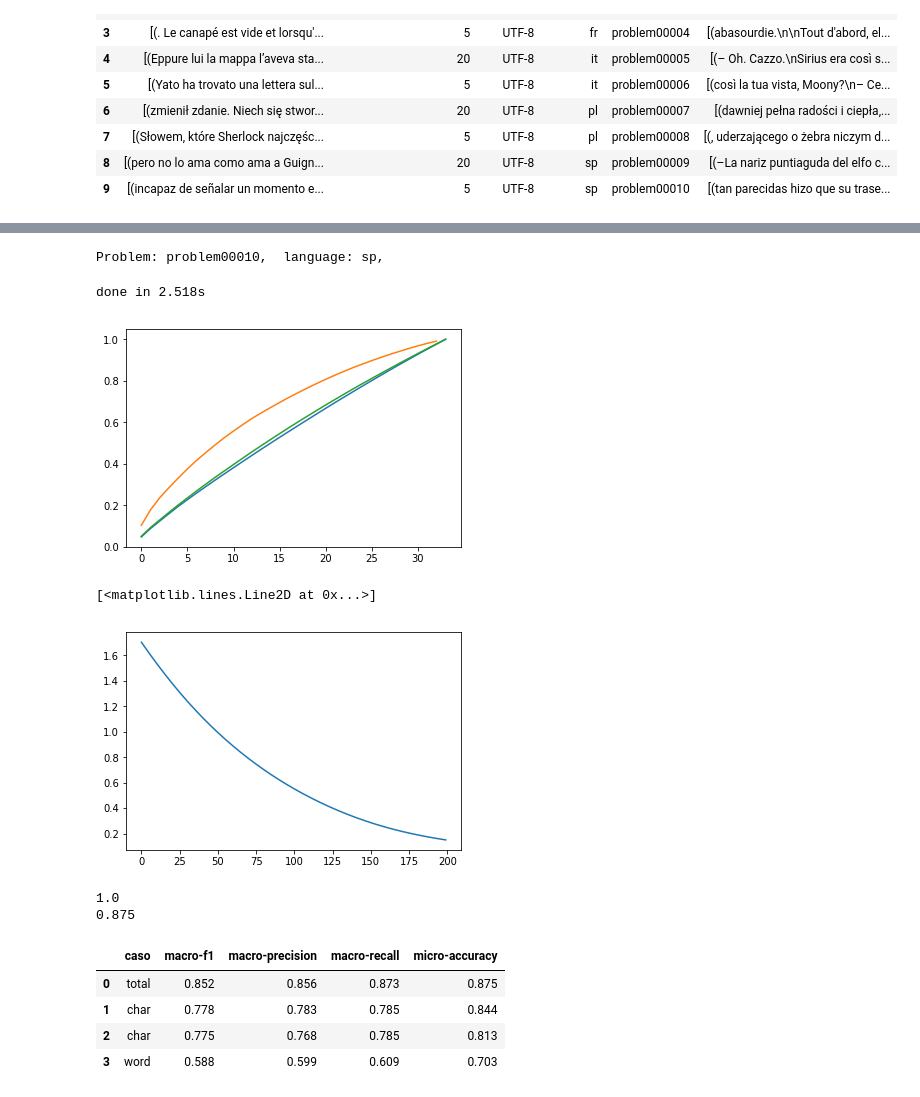
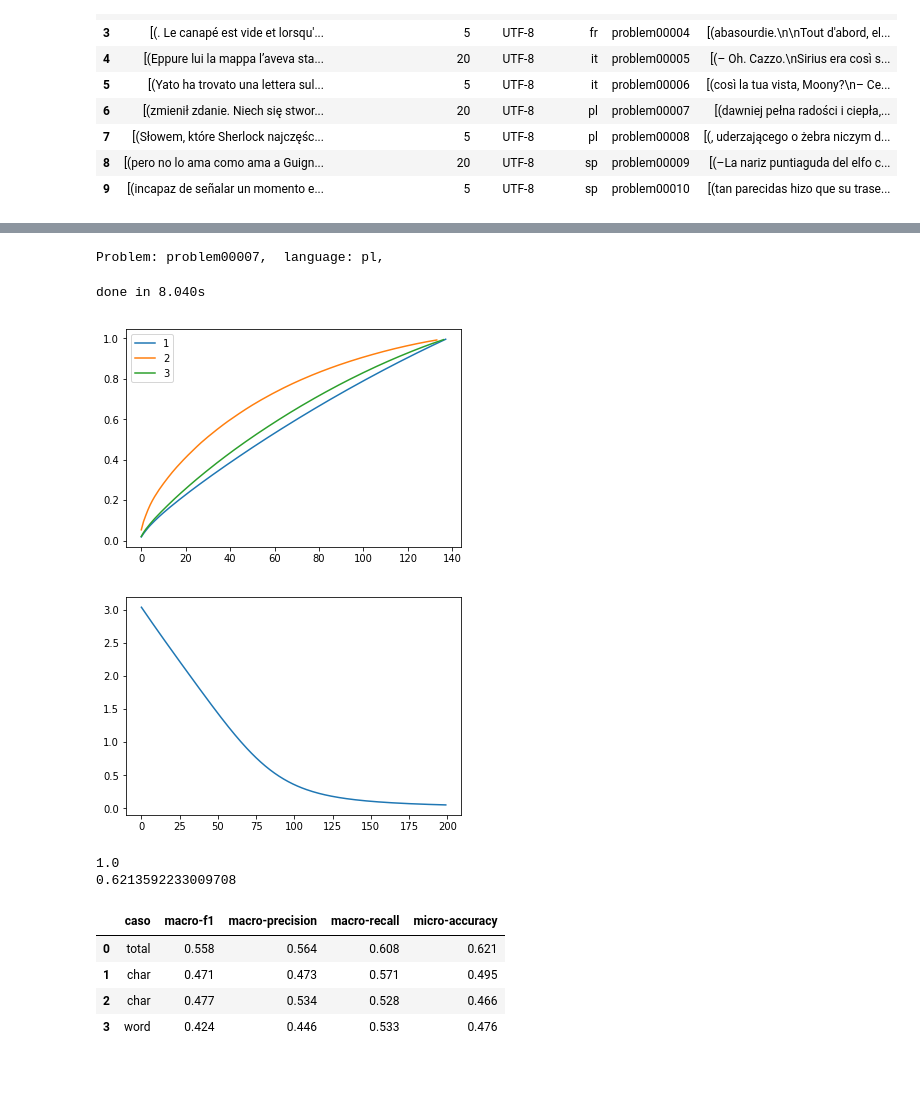
Before and after one commit to jeleandro/dataScienceNotebook, a Jupyter notebook: PAN_AA_2018-voting.ipynb, the cells around one changed output, grey strips where cells are left out. Drawn from its saved outputs; the diff is of its cells as text; code cells hidden in the pictures.

```diff
--- a/PAN_AA_2018-voting.ipynb
+++ b/PAN_AA_2018-voting.ipynb
@@ -555,5 +510,5 @@ pd.DataFrame(result)[['macro-f1']].describe()
 # %%
-problem = problems[9]
+problem = problems[6]
 # %%
 print ("Problem: %s,  language: %s, " %(problem['problem'],problem['language']))
 
@@ -561,7 +516,7 @@ train_docs, train_labels, _   = zip(*problem['candidates'])
 problem['training_docs_size'] = len(train_docs);
 test_docs, _, test_filename   = zip(*problem['unknown'])
 # %% [output]
-Problem: problem00010,  language: sp,
+Problem: problem00007,  language: pl,
 # %%
 #code from baseline
 gt = {}
@@ -608,7 +563,7 @@ pipeline3 = Pipeline([
                 analyzer='word',
                 min_df=0.05,
                 max_df=1.0,
-                ngram_range=(1,5),
+                ngram_range=(1,3),
                 lowercase=False,
                 norm='l2',
                 sublinear_tf=True)),
@@ -624,13 +579,14 @@ pipeline2.fit(train_docs, train_labels);
 pipeline3.fit(train_docs, train_labels);
 print("done in %0.3fs \n" % (time() - t0))
 # %% [output]
-done in 2.518s
+done in 8.040s
 # %%
 plt.plot(pipeline1.named_steps['transf'].explained_variance_ratio_.cumsum(),label="1");
-plt.plot(pipeline2.named_steps['transf'].explained_variance_ratio_.cumsum());
-plt.plot(pipeline3.named_steps['transf'].explained_variance_ratio_.cumsum());
+plt.plot(pipeline2.named_steps['transf'].explained_variance_ratio_.cumsum(),label="2");
+plt.plot(pipeline3.named_steps['transf'].explained_variance_ratio_.cumsum(),label='3');
+plt.legend();
 # %% [output]
-[figure, old version]
+[figure, new version]
 # %%
 xtrain_mix = np.hstack([p.predict_proba(train_docs) for p in [pipeline1, pipeline2, pipeline3]])
 xtest_mix  = np.hstack([p.predict_proba(test_docs) for p in [pipeline1, pipeline2, pipeline3]])
@@ -648,16 +604,15 @@ clfFinal.fit(xtrain_mix, train_labels);
 train_pred=clfFinal.predict(xtrain_mix);
 test_pred =clfFinal.predict(xtest_mix);
 # %%
-plt.plot(clfFinal.named_steps['clf'].loss_curve_)
+plt.plot(clfFinal.named_steps['clf'].loss_curve_);
 # %% [output]
-[<matplotlib.lines.Line2D at 0x...>]
-[figure, old version]
+[figure, new version]
 # %%
 print(np.sum(np.array(train_pred) == np.array(train_labels))*1.0/len(train_labels))
 print(np.sum(np.array(test_pred) == np.array(test_labels))*1.0/len(test_labels))
 # %% [output]
 1.0
-0.875
+0.6213592233009708
 # %%
 test_pred =clfFinal.predict(xtest_mix);
 f1,precision,recall,accuracy =  eval_measures(gt,{k: v for k,v in zip(test_filename, test_pred)  })
@@ -681,10 +636,10 @@ for clf in [pipeline1, pipeline2, pipeline3]:
 pd.DataFrame(results)
 # %% [output]
 |  | caso | macro-f1 | macro-precision | macro-recall | micro-accuracy |
-| 0 | total | 0.852 | 0.856 | 0.873 | 0.875 |
-| 1 | char | 0.778 | 0.783 | 0.785 | 0.844 |
-| 2 | char | 0.775 | 0.768 | 0.785 | 0.813 |
-| 3 | word | 0.588 | 0.599 | 0.609 | 0.703 |
+| 0 | total | 0.558 | 0.564 | 0.608 | 0.621 |
+| 1 | char | 0.471 | 0.473 | 0.571 | 0.495 |
+| 2 | char | 0.477 | 0.534 | 0.528 | 0.466 |
+| 3 | word | 0.424 | 0.446 | 0.533 | 0.476 |
 # %%
 df=pd.DataFrame(
     zip(
```
Also changed, not shown: parts of 6 cells of this notebook, 3 other files.
